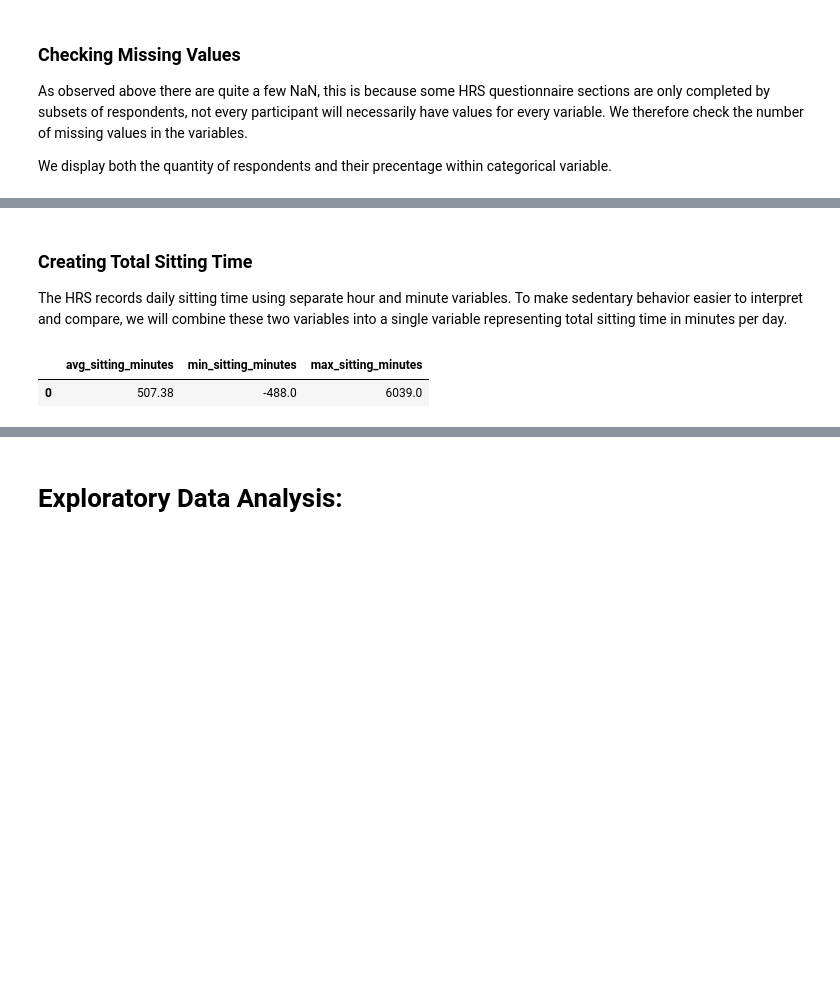
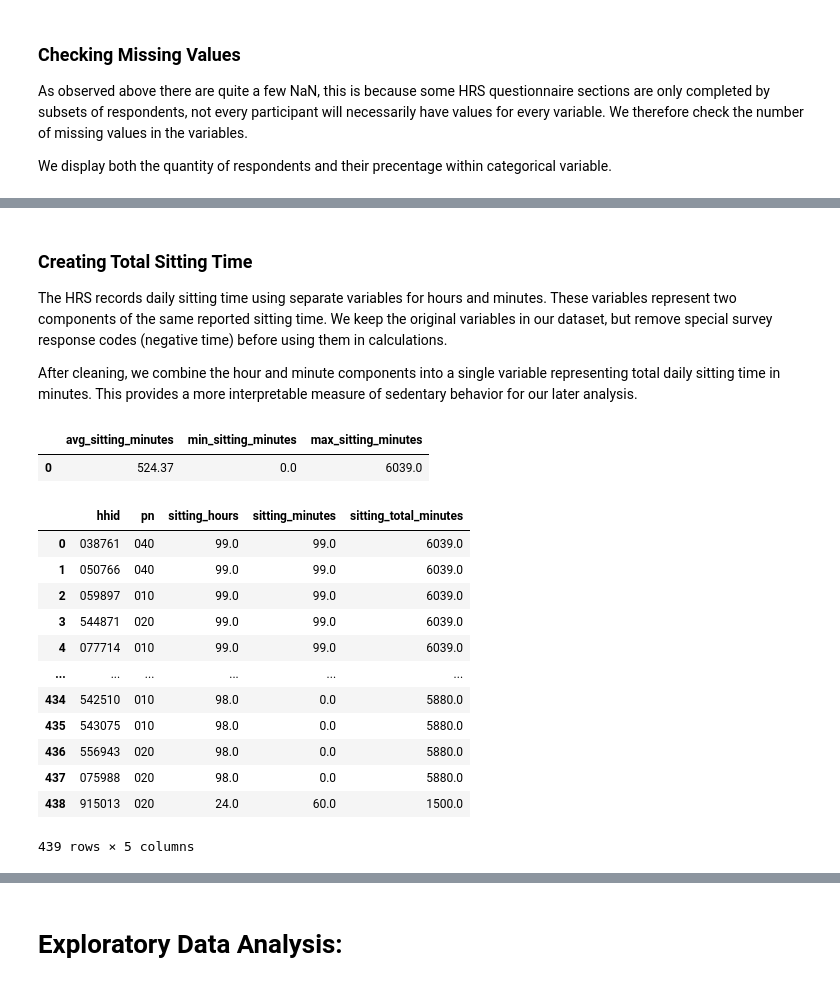
Before and after one commit to rem388/DataScienceProject, a Jupyter notebook: Phase2.ipynb, the cells around one changed output, grey strips where cells are left out. Saved outputs shown, nothing was run; the diff lists cells and outputs as text; code cells hidden in the pictures; blank space fills up the shorter version.

```diff
--- a/Phase2.ipynb
+++ b/Phase2.ipynb
@@ -975,13 +981,34 @@ display(missing_summary)
 # %% [markdown]
 ### Creating Total Sitting Time
 
-The HRS records daily sitting time using separate hour and minute variables. To make sedentary behavior easier to interpret and compare, we will combine these two variables into a single variable representing total sitting time in minutes per day.
+The HRS records daily sitting time using separate variables for hours and minutes. These variables represent two components of the same reported sitting time. We keep
+the original variables in our dataset, but remove special survey response codes (negative time) before using them in calculations.
+
+After cleaning, we combine the hour and minute components into a single variable representing total daily sitting time in minutes. This provides a more interpretable measure of sedentary behavior for our later analysis.
 # %%
+hrs["sitting_hours"] = hrs["sitting_hours"].replace(-8, np.nan)
+hrs["sitting_minutes"] = hrs["sitting_minutes"].replace(-8, np.nan)
 hrs["sitting_total_minutes"] = hrs["sitting_hours"] * 60 + hrs["sitting_minutes"]
+
 display(duckdb.sql("SELECT ROUND(AVG(sitting_total_minutes), 2) " \
 "AS avg_sitting_minutes, MIN(sitting_total_minutes) " \
 "AS min_sitting_minutes, MAX(sitting_total_minutes) " \
 "AS max_sitting_minutes FROM hrs").df())
+
+display(duckdb.sql("SELECT hhid, pn, sitting_hours, sitting_minutes, sitting_total_minutes FROM hrs WHERE sitting_total_minutes > 1440 ORDER BY sitting_total_minutes DESC").df())
 # %% [output]
 |  | avg_sitting_minutes | min_sitting_minutes | max_sitting_minutes |
-| 0 | 507.38 | -488.0 | 6039.0 |
+| 0 | 524.37 | 0.0 | 6039.0 |
+|  | hhid | pn | sitting_hours | sitting_minutes | sitting_total_minutes |
+| 0 | 038761 | 040 | 99.0 | 99.0 | 6039.0 |
+| 1 | 050766 | 040 | 99.0 | 99.0 | 6039.0 |
+| 2 | 059897 | 010 | 99.0 | 99.0 | 6039.0 |
+| 3 | 544871 | 020 | 99.0 | 99.0 | 6039.0 |
+| 4 | 077714 | 010 | 99.0 | 99.0 | 6039.0 |
+| ... | ... | ... | ... | ... | ... |
+| 434 | 542510 | 010 | 98.0 | 0.0 | 5880.0 |
+| 435 | 543075 | 010 | 98.0 | 0.0 | 5880.0 |
+| 436 | 556943 | 020 | 98.0 | 0.0 | 5880.0 |
+| 437 | 075988 | 020 | 98.0 | 0.0 | 5880.0 |
+| 438 | 915013 | 020 | 24.0 | 60.0 | 1500.0 |
+439 rows × 5 columns
```
Also changed, not shown: parts of 18 cells of this notebook.
